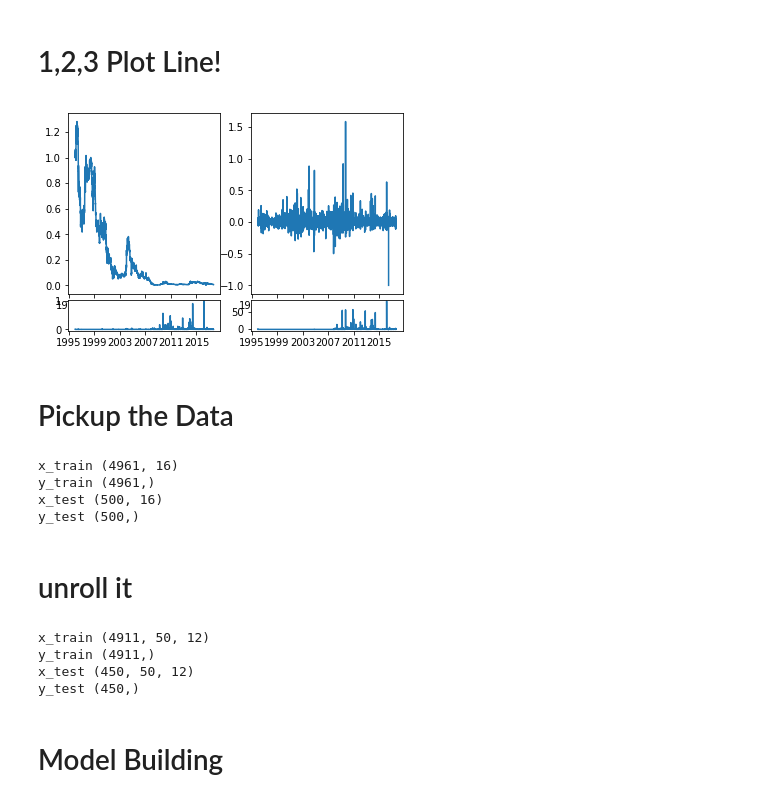
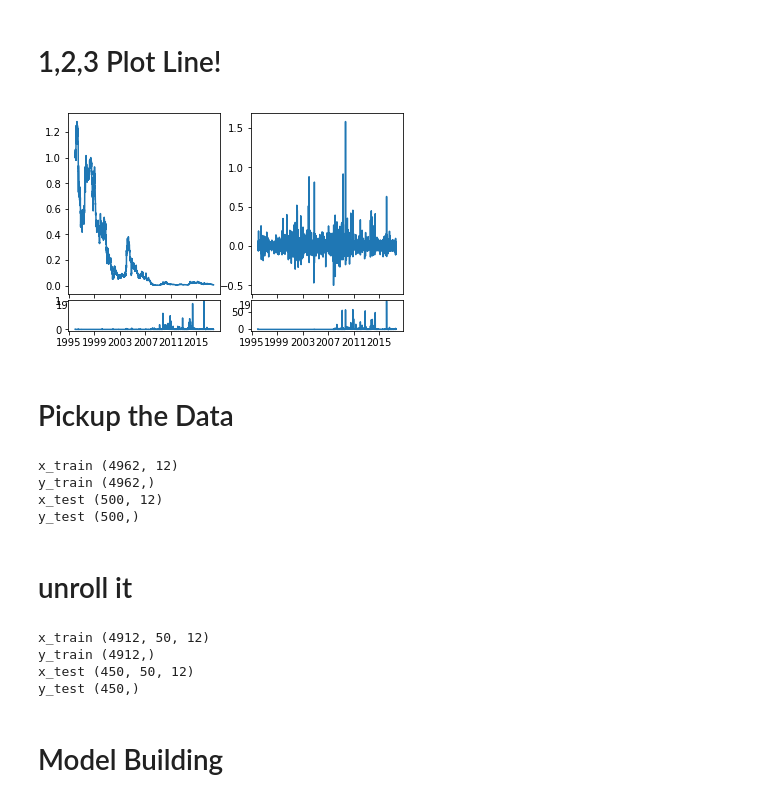
Before and after one commit to ChuckHend/ts-engine, a Jupyter notebook: Stock_pred_v2.ipynb, the cells around one changed output. Drawn from its saved outputs; the diff is of its cells as text; code cells hidden in the pictures.

```diff
--- a/Stock_pred_v2.ipynb
+++ b/Stock_pred_v2.ipynb
@@ -35,3 +29,3 @@ def derivative(df):
 # %%
-data = derivative(data)
+data = fe.derivative(data, fill_na = False)
 data.head()
@@ -42,6 +48,6 @@ data = data.fillna(0)
 # Normalise and Prepozess the data like a boss^12
 # %%
 #normalise data
-data_n = stock_data_preprocessing.normalise_stock_data(data)
+data_n = stock_data_preprocessing.normalize_stock_data(data)
 data_n.head()
 # %% [output]
@@ -55,9 +61,9 @@ data_n.head()
 # %% [markdown]
 # 1,2,3 Plot Line!
 # %%
-stock_data_preprocessing.stock_plot((data_n,))
+stock_data_preprocessing.stock_plot(data_n)
 # %% [output]
-[figure, old version]
+[figure, new version]
 # %% [markdown]
 # Pickup the Data
 # %%
@@ -79,9 +85,9 @@ print("y_train", y_train.shape)
 print("x_test", x_test.shape)
 print("y_test", y_test.shape)
 # %% [output]
-x_train (4961, 16)
-y_train (4961,)
-x_test (500, 16)
+x_train (4962, 12)
+y_train (4962,)
+x_test (500, 12)
 y_test (500,)
 # %% [markdown]
 # unroll it
@@ -104,8 +110,8 @@ print("y_train", y_train.shape)
 print("x_test", x_test.shape)
 print("y_test", y_test.shape)
 # %% [output]
-x_train (4911, 50, 12)
-y_train (4911,)
+x_train (4912, 50, 12)
+y_train (4912,)
 x_test (450, 50, 12)
 y_test (450,)
 # %% [markdown]
```
Also changed, not shown: parts of 11 cells of this notebook, 2 other files.
